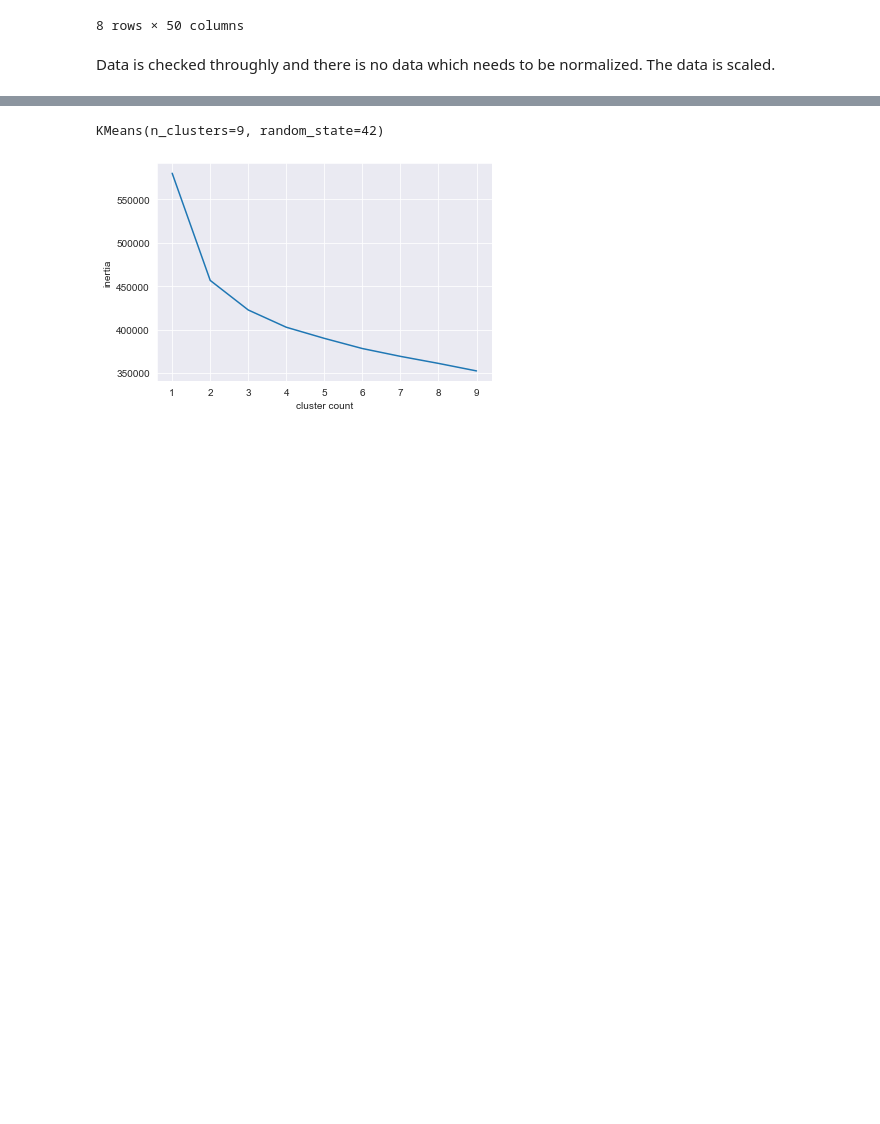
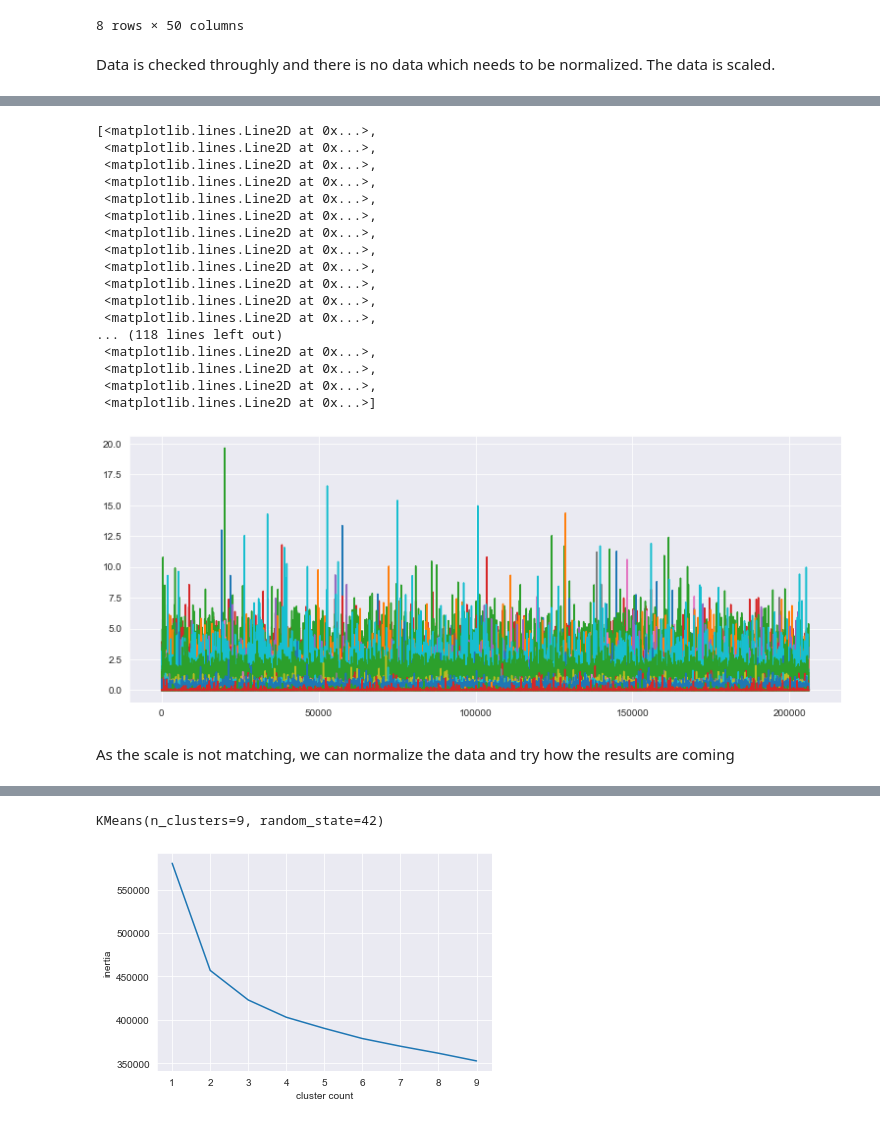
Before and after one commit to divmi/InstaCart, a Jupyter notebook: CustomerSegmentation.ipynb, the cells around one changed output, grey strips where cells are left out. Drawn from its saved outputs; the diff is of its cells as text; code cells hidden in the pictures; blank space fills up the shorter version.

```diff
--- a/CustomerSegmentation.ipynb
+++ b/CustomerSegmentation.ipynb
@@ -664 +664,26 @@ pca_46_dataset.describe()
 8 rows × 46 columns
+# %%
+%matplotlib inline
+plt.figure(figsize=(13,5))
+plt.plot(data)
+# %% [output]
+[<matplotlib.lines.Line2D at 0x...>,
+ <matplotlib.lines.Line2D at 0x...>,
+ <matplotlib.lines.Line2D at 0x...>,
+ <matplotlib.lines.Line2D at 0x...>,
+ <matplotlib.lines.Line2D at 0x...>,
+ <matplotlib.lines.Line2D at 0x...>,
+ <matplotlib.lines.Line2D at 0x...>,
+ <matplotlib.lines.Line2D at 0x...>,
+ <matplotlib.lines.Line2D at 0x...>,
+ <matplotlib.lines.Line2D at 0x...>,
+ <matplotlib.lines.Line2D at 0x...>,
+ <matplotlib.lines.Line2D at 0x...>,
+... (118 lines left out)
+ <matplotlib.lines.Line2D at 0x...>,
+ <matplotlib.lines.Line2D at 0x...>,
+ <matplotlib.lines.Line2D at 0x...>,
+ <matplotlib.lines.Line2D at 0x...>]
+[figure, added]
+# %% [markdown]
+As the scale is not matching, we can normalize the data and try how the results are coming
```
Also changed, not shown: parts of 20 cells of this notebook.
